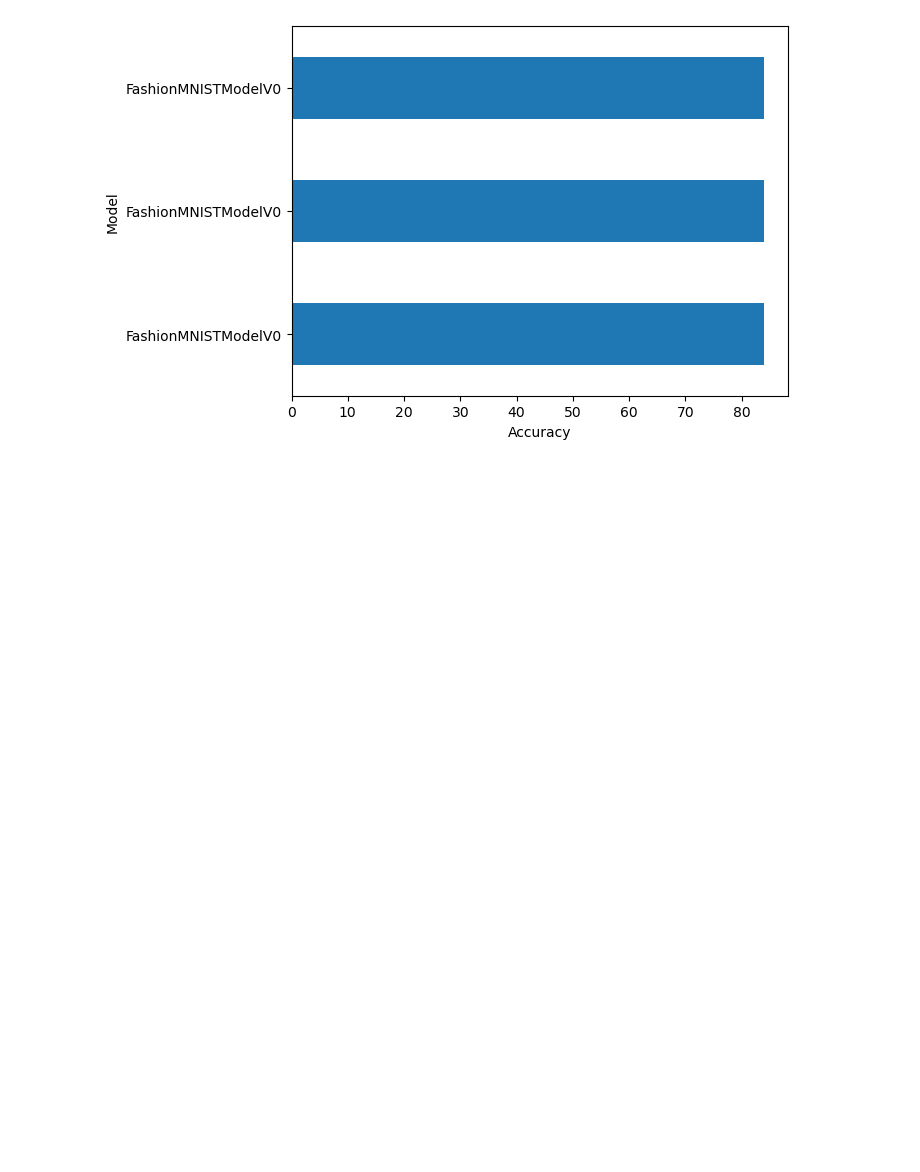
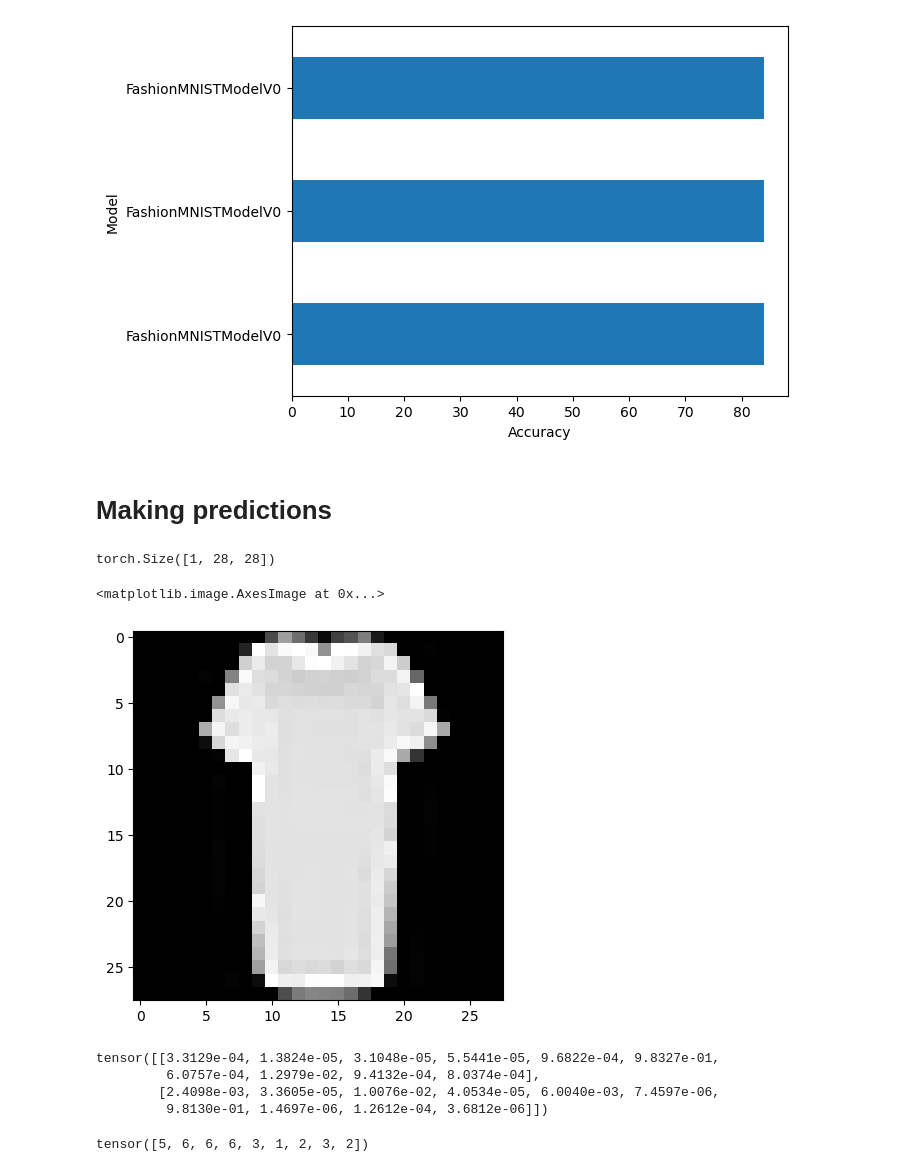
Before and after one commit to KavinKohli/Deep-Learning-PyTorch, a Jupyter notebook: 03_pytorch_computer_vision/03_computer_vision.ipynb, the cells around one changed output. Saved outputs shown, nothing was run; the diff lists cells and outputs as text; code cells hidden in the pictures; blank space fills up the shorter version.

Commit message:
evaluated the model and made predictions

```diff
--- a/03_pytorch_computer_vision/03_computer_vision.ipynb
+++ b/03_pytorch_computer_vision/03_computer_vision.ipynb
@@ -646,3 +646,5 @@ plt.ylabel("Model")
 # %% [output]
 Text(0, 0.5, 'Model')
 [figure]
+# %% [markdown]
+# Making predictions
@@ -648,0 +672,34 @@ Text(0, 0.5, 'Model')
+# %%
+import random
+# random.seed(42)
+
+test_samples =[]
+test_labels = []
+
+for sample, label in random.sample(list(test_data), k=9):
+    test_samples.append(sample)
+    test_labels.append(label)
+
+test_samples[0].shape
+# %% [output]
+torch.Size([1, 28, 28])
+# %%
+plt.imshow(test_samples[7].squeeze(), cmap="gray")
+# %% [output]
+<matplotlib.image.AxesImage at 0x...>
+[figure, added]
+# %%
+pred_probs = make_predictions(model= model_1,
+                              data = test_samples)
+
+pred_probs[:2]
+# %% [output]
+tensor([[3.3129e-04, 1.3824e-05, 3.1048e-05, 5.5441e-05, 9.6822e-04, 9.8327e-01,
+         6.0757e-04, 1.2979e-02, 9.4132e-04, 8.0374e-04],
+        [2.4098e-03, 3.3605e-05, 1.0076e-02, 4.0534e-05, 6.0040e-03, 7.4597e-06,
+         9.8130e-01, 1.4697e-06, 1.2612e-04, 3.6812e-06]])
+# %%
+pred_classes = pred_probs.argmax(dim=1)
+pred_classes
+# %% [output]
+tensor([5, 6, 6, 6, 3, 1, 2, 3, 2])
```
Also changed, not shown: parts of 8 cells of this notebook.
